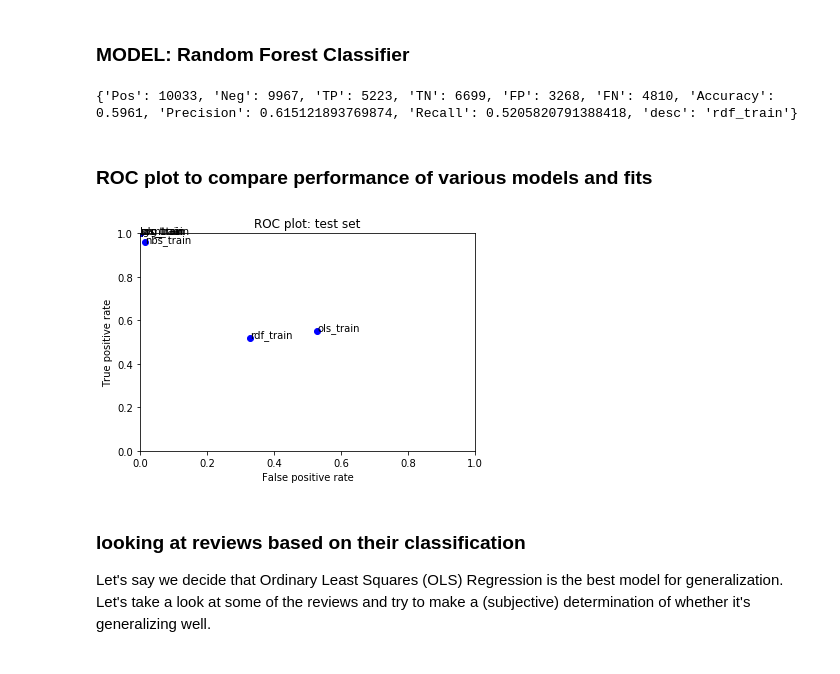
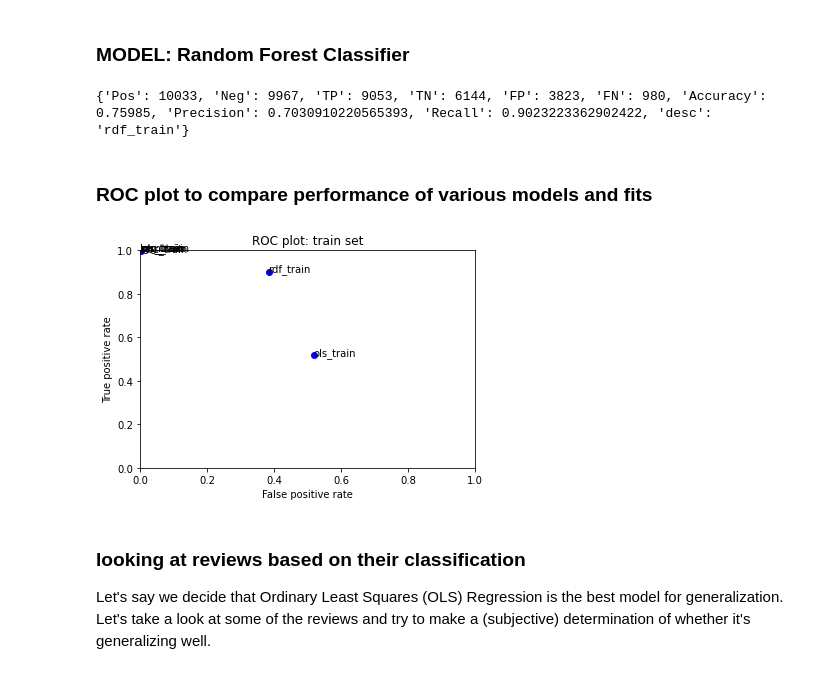
Before and after one commit to tinaamath1/MSDV-ML-S23, a Jupyter notebook: Final Assignment 1/moviereviews_first_full_iteration.ipynb, the cells around one changed output. Drawn from its saved outputs; the diff is of its cells as text; code cells hidden in the pictures.

```diff
--- a/Final Assignment 1/moviereviews_first_full_iteration.ipynb
+++ b/Final Assignment 1/moviereviews_first_full_iteration.ipynb
@@ -39,7 +55,7 @@ def process_raw_data(fn, my_random_seed, test=False):
 
     # vectorize Bag of Words from review text; as sparse matrix
     if (not test): # fit_transform()
-        hv = HashingVectorizer(n_features=2 ** 17, alternate_sign=False)
+        hv = HashingVectorizer(n_features=2 ** 17, alternate_sign=False, stop_words='english', analyzer='word', ngram_range=(1,2))
         X_hv = hv.fit_transform(movie_data.review)
         fitted_transformations.append(hv)
         print("Shape of HashingVectorizer X:")
@@ -114,7 +130,7 @@ def process_raw_data(fn, my_random_seed, test=False):
 fitted_transformations = []
 
 # CHANGE FILE PATH and my_random_seed number (any integer other than 74 will do):
-X_train, X_test, y_train, y_test, X_raw_train, X_raw_test = process_raw_data(fn='/Users/tinamathew/Desktop/Spring Semester 2023/Machine Learning/Assignment 1/moviereviews_train.tsv', my_random_seed=74)
+X_train, X_test, y_train, y_test, X_raw_train, X_raw_test = process_raw_data(fn='moviereviews_train.tsv', my_random_seed=74)
 
 print("Number of fits stored in `fitted_transformations` list: ")
 print(len(fitted_transformations))
@@ -223,24 +237,24 @@ rdf_performance_train = BinaryClassificationPerformance(rdf.predict(X_train), y_
 rdf_performance_train.compute_measures()
 print(rdf_performance_train.performance_measures)
 # %% [output]
-{'Pos': 10033, 'Neg': 9967, 'TP': 5223, 'TN': 6699, 'FP': 3268, 'FN': 4810, 'Accuracy': 0.5961, 'Precision': 0.615121893769874, 'Recall': 0.5205820791388418, 'desc': 'rdf_train'}
+{'Pos': 10033, 'Neg': 9967, 'TP': 9053, 'TN': 6144, 'FP': 3823, 'FN': 980, 'Accuracy': 0.75985, 'Precision': 0.7030910220565393, 'Recall': 0.9023223362902422, 'desc': 'rdf_train'}
 # %% [markdown]
 ### ROC plot to compare performance of various models and fits
 # %%
 fits = [ols_performance_train, svm_performance_train, lgs_performance_train, nbs_performance_train, prc_performance_train, rdg_performance_train, rdf_performance_train]
 
 for fit in fits:
     plt.plot(fit.performance_measures['FP'] / fit.performance_measures['Neg'],
              fit.performance_measures['TP'] / fit.performance_measures['Pos'], 'bo')
     plt.text(fit.performance_measures['FP'] / fit.performance_measures['Neg'],
              fit.performance_measures['TP'] / fit.performance_measures['Pos'], fit.desc)
 plt.axis([0, 1, 0, 1])
-plt.title('ROC plot: test set')
+plt.title('ROC plot: train set')
 plt.xlabel('False positive rate')
 plt.ylabel('True positive rate')
 plt.show()
 # %% [output]
-[figure, old version]
+[figure, new version]
 # %% [markdown]
 ### looking at reviews based on their classification
 
```
Also changed, not shown: parts of 19 cells of this notebook.
